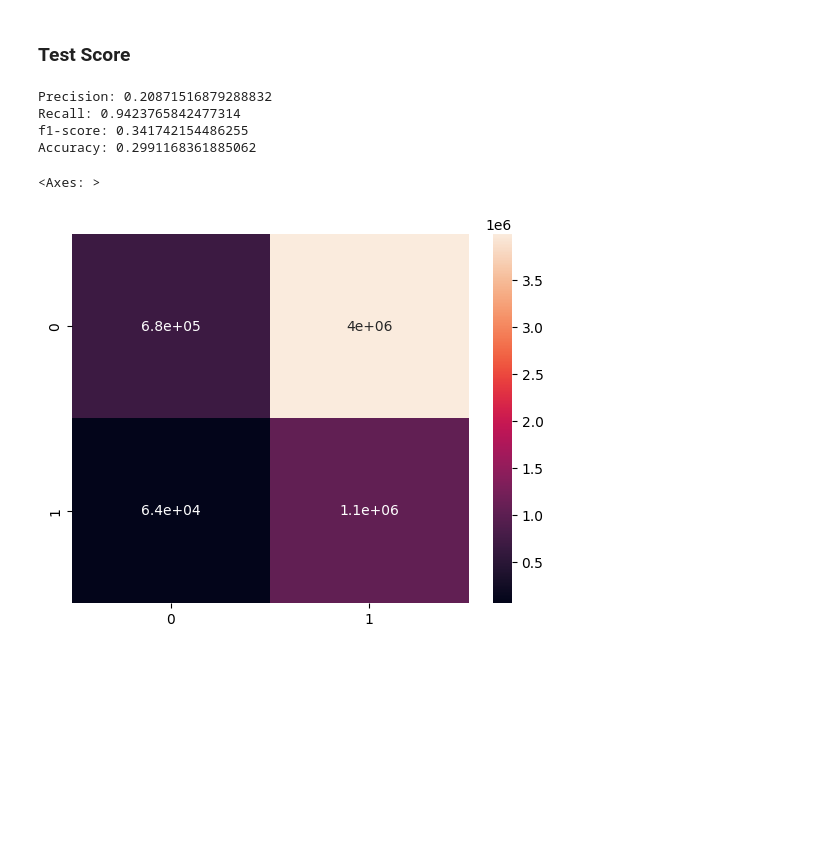
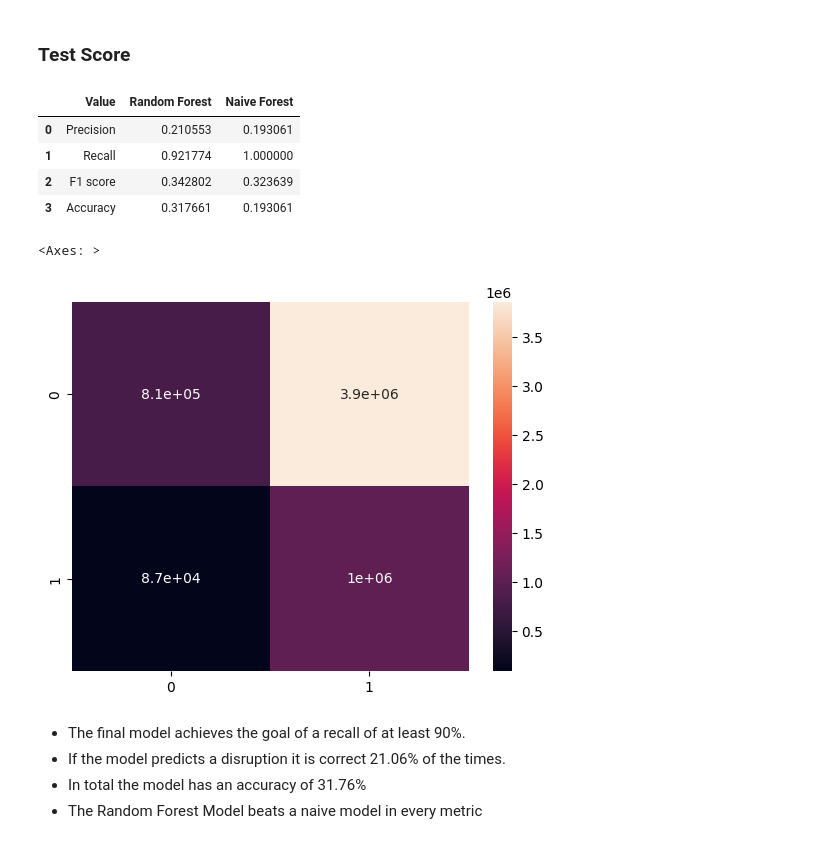
Before and after one commit to samuelleehope/ID5059_Flight_Prediction, a Jupyter notebook: ID5059Project1_Submission.ipynb, the cells around one changed output. Saved outputs shown, nothing was run; the diff lists cells and outputs as text; code cells hidden in the pictures; blank space fills up the shorter version.

```diff
--- a/ID5059Project1_Submission.ipynb
+++ b/ID5059Project1_Submission.ipynb
@@ -780,0 +859,20 @@ Text(0.5, 1.0, 'Random Forest')
+# %%
+# Specify paramter distribution
+param_dist = {
+    'classifier__n_estimators': randint(5,25),
+    'classifier__max_depth': randint(5,25),
+    'classifier__min_samples_split': randint(2,10),
+    'classifier__min_samples_leaf': randint(1,10)
+}
+
+# Sample from the data
+flights_gscv_subsample  = flights.sample(n=1000000, random_state=17)
+X_subsample = flights_gscv_subsample[features].drop('Disruption', axis = 1)
+y_subsample = flights_gscv_subsample['Disruption']
+
+# Randomised search with recall as scoring criterion
+rand_search = RandomizedSearchCV(estimator = rf_pipeline, param_distributions=param_dist, cv=3, n_iter=36, scoring='recall', n_jobs=-1)
+rand_search.fit(X_subsample, y_subsample)
+
+best_params_rf, best_score_rf = rand_search.best_params_, rand_search.best_score_
+best_params_rf, best_score_rf
@@ -780,0 +885,4 @@ Text(0.5, 1.0, 'Random Forest')
+# %%
+# train Random Forest on new parameters
+rf_pipeline.set_params(**best_params_rf)
+rf_pipeline.fit(X_train, y_train);
@@ -845,25 +984,40 @@ display(flights_test)
 # %%
 threshold = 0.10
 
 y_scores_rf = rf_pipeline.predict_proba(X_test)
 y_pred_rf = np.where(y_scores_rf[:,1] > threshold, 1,0)
 conf_mat = confusion_matrix(y_test, y_pred_rf)
 
-
-precision = conf_mat[1,1]/sum(conf_mat[:,1]) if sum(conf_mat[:,1])>0 else 'Undefined'
+precision = conf_mat[1,1]/sum(conf_mat[:,1])
 recall = conf_mat[1,1]/sum(conf_mat[1,:])
 accuracy = (conf_mat[0,0]+conf_mat[1,1])/(sum(conf_mat[0,:])+sum(conf_mat[1,:]))
 f1_score = 2*precision*recall/(precision+recall)
 
-print(f'Precision: {precision}')
-print(f'Recall: {recall}')
-print(f'f1-score: {f1_score}')
-print(f'Accuracy: {accuracy}')
+y_pred_naive = np.ones(X_test.shape[0])
+conf_mat_naive = confusion_matrix(y_test, y_pred_naive)
+precision_naive = conf_mat_naive[1,1]/sum(conf_mat_naive[:,1])
+recall_naive = conf_mat_naive[1,1]/sum(conf_mat_naive[1,:])
+accuracy_naive = (conf_mat_naive[0,0]+conf_mat_naive[1,1])/(sum(conf_mat_naive[0,:])+sum(conf_mat_naive[1,:]))
+f1_score_naive = 2*precision_naive*recall_naive/(precision_naive+recall_naive)
+
+results = pd.DataFrame({
+    'Value': ['Precision', 'Recall', 'F1 score', 'Accuracy'],
+    'Random Forest': [precision, recall, f1_score, accuracy],
+    'Naive Model': [precision_naive, recall_naive, f1_score_naive, accuracy_naive]
+})
+
+display(results)
 sns.heatmap(conf_mat, annot=True)
 # %% [output]
+|  | Value | Random Forest | Naive Forest |
+| 0 | Precision | 0.210553 | 0.193061 |
+| 1 | Recall | 0.921774 | 1.000000 |
+| 2 | F1 score | 0.342802 | 0.323639 |
+| 3 | Accuracy | 0.317661 | 0.193061 |
-Precision: 0.20871516879288832
-Recall: 0.9423765842477314
-f1-score: 0.341742154486255
-Accuracy: 0.2991168361885062
+<Axes: >
-<Axes: >
-[figure, old version]
+[figure, new version]
+# %% [markdown]
+* The final model achieves the goal of a recall of at least 90%.
+* If the model predicts a disruption it is correct 21.06% of the times.
+* In total the model has an accuracy of 31.76%
+* The Random Forest Model beats a naive model in every metric
```
Also changed, not shown: parts of 55 cells of this notebook.
